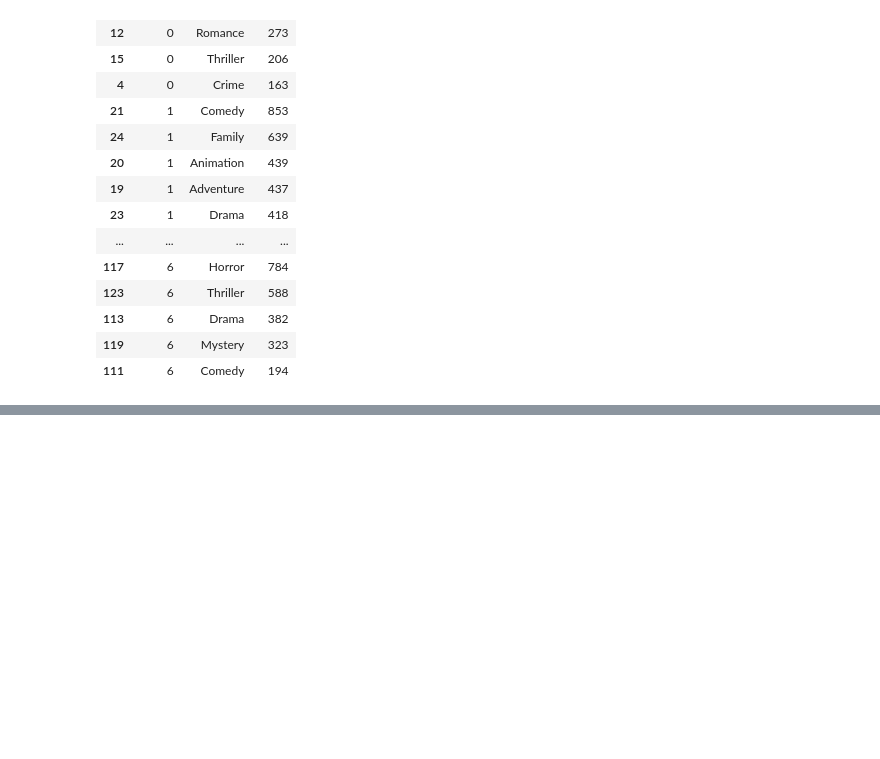
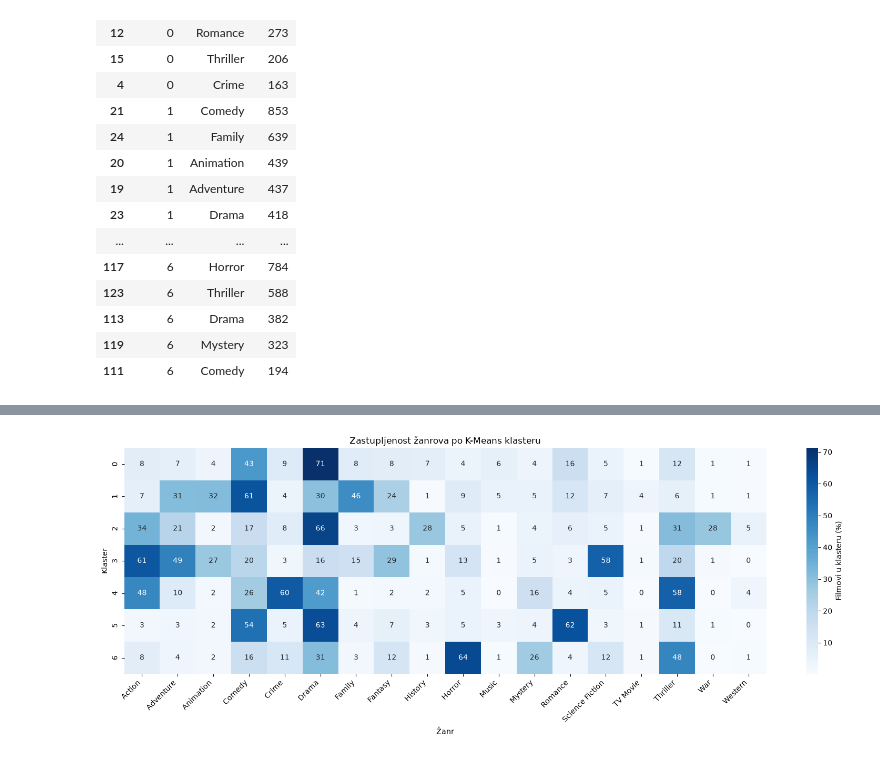
Before and after one commit to nikolabakic/IMDB_WEEK1_SIX, a Jupyter notebook: movie-embeddings-project/05_clusters_and_evals.ipynb, the cells around one changed output, grey strips where cells are left out. Saved outputs shown, nothing was run; the diff lists cells and outputs as text; code cells hidden in the pictures; blank space fills up the shorter version.

```diff
--- a/movie-embeddings-project/05_clusters_and_evals.ipynb
+++ b/movie-embeddings-project/05_clusters_and_evals.ipynb
@@ -664,3 +548,43 @@ representative_movies_df
 | 32 | 6 | 3 | Don't Knock Twice | ["Horror"] | A mother desperate to reconnect w... | 0.530736 |
 | 33 | 6 | 4 | A Nightmare on Elm Street | ["Horror"] | Teenagers in a small town are dro... | 0.532106 |
 | 34 | 6 | 5 | The Messengers | ["Mystery", "Thriller", "Horror"] | When the Solomons trade in the cr... | 0.533594 |
+# %%
+import seaborn as sns
+
+genre_counts = (
+    cluster_genres_exploded
+    .groupby(["cluster", "genres_set"])
+    .size()
+)
+
+cluster_sizes = (
+    cluster_genres_df
+    .groupby("cluster")
+    .size()
+)
+
+genre_percentages = (
+    genre_counts
+    .div(cluster_sizes, level="cluster")
+    .mul(100)
+    .unstack(fill_value=0)
+)
+
+plt.figure(figsize=(16, 6))
+
+sns.heatmap(
+    genre_percentages,
+    cmap="Blues",
+    annot=True,
+    fmt=".0f",
+    cbar_kws={"label": "Filmovi u klasteru (%)"},
+)
+
+plt.xlabel("Žanr")
+plt.ylabel("Klaster")
+plt.title("Zastupljenost žanrova po K-Means klasteru")
+plt.xticks(rotation=45, ha="right")
+plt.tight_layout()
+plt.show()
+# %% [output]
+[figure, added]
```
Also changed, not shown: parts of 9 cells of this notebook.
